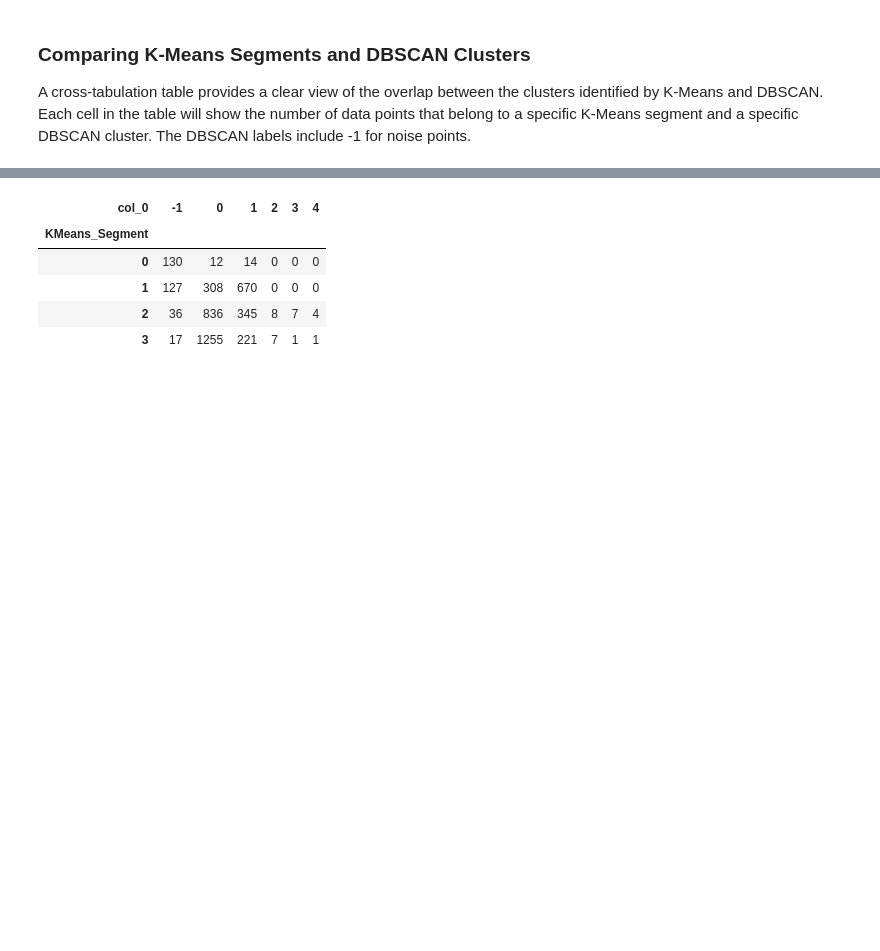
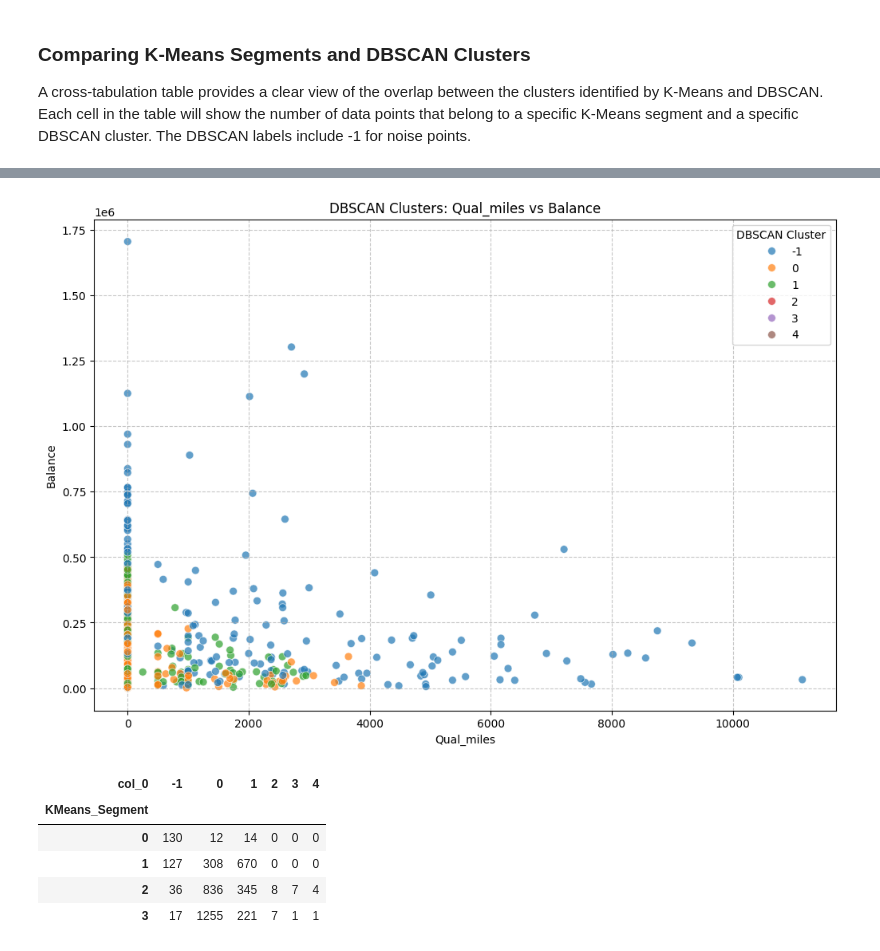
Before and after one commit to raj143sujay/EXCELR-ASSIGNMENTS, a Jupyter notebook: ASSIGNMENT_15.ipynb, the cells around one changed output, grey strips where cells are left out. Drawn from its saved outputs; the diff is of its cells as text; code cells hidden in the pictures; blank space fills up the shorter version.

```diff
--- a/ASSIGNMENT_15.ipynb
+++ b/ASSIGNMENT_15.ipynb
@@ -133,3 +172,33 @@ A cross-tabulation table provides a clear view of the overlap between the cluste
+# %%
+import seaborn as sns
+import matplotlib.pyplot as plt
+import pandas as pd
+from sklearn.cluster import DBSCAN
+from sklearn.preprocessing import StandardScaler
+
+# Re-load data and scale features to ensure dbscan_labels can be generated
+df_airlines = pd.read_excel('/content/EastWestAirlines.xlsx', sheet_name='data')
+X = df_airlines.drop(columns=['ID#'])
+scaler = StandardScaler()
+X_scaled = scaler.fit_transform(X)
+
+# Re-run DBSCAN to get dbscan_labels
+dbscan_model = DBSCAN(eps=1.5, min_samples=5)
+dbscan_labels = dbscan_model.fit_predict(X_scaled)
+
+# Ensure dbscan_labels are added to df_airlines for plotting
+df_airlines['DBSCAN_Cluster'] = dbscan_labels
+
+plt.figure(figsize=(12, 8))
+sns.scatterplot(x='Qual_miles', y='Balance', hue='DBSCAN_Cluster', palette='tab10', data=df_airlines, s=50, alpha=0.7)
+plt.title('DBSCAN Clusters: Qual_miles vs Balance')
+plt.xlabel('Qual_miles')
+plt.ylabel('Balance')
+plt.grid(True, linestyle='--', alpha=0.7)
+plt.legend(title='DBSCAN Cluster')
+plt.show()
+# %% [output]
+[figure, added]
 # %%
 # Create a cross-tabulation table to compare K-Means segments with DBSCAN clusters
 crosstab_df = pd.crosstab(df_airlines['KMeans_Segment'], dbscan_labels)
```
Also changed, not shown: parts of 4 cells of this notebook.
